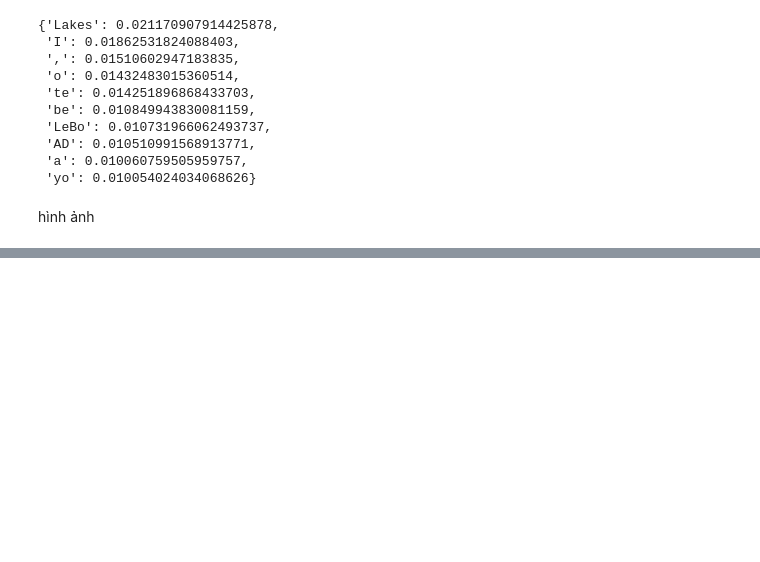
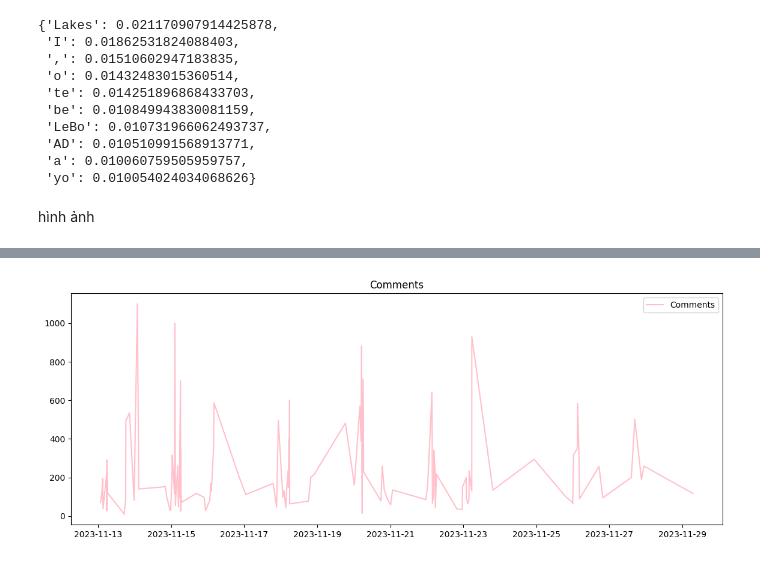
Before and after one commit to dotiendung2410/Los-Angeles-Lakers, a Jupyter notebook: comments_analysis.ipynb, the cells around one changed output, grey strips where cells are left out. Cells and saved outputs as stored; diff of their text form; code cells hidden in the pictures; blank space fills up the shorter version.

```diff
--- a/comments_analysis.ipynb
+++ b/comments_analysis.ipynb
@@ -278,0 +295,10 @@ plt.show()
+# %%
+import matplotlib.pyplot as plt
+
+fig, ax = plt.subplots(figsize=(14, 5))
+ax.plot(post_df_full_with_reactions['time'], post_df_full_with_reactions['comments'], color='pink', label='Comments')
+ax.set_title("Comments")
+ax.legend()
+plt.show()
+# %% [output]
+[figure, added]
```
Also changed, not shown: parts of 11 cells of this notebook, 1 other file.
